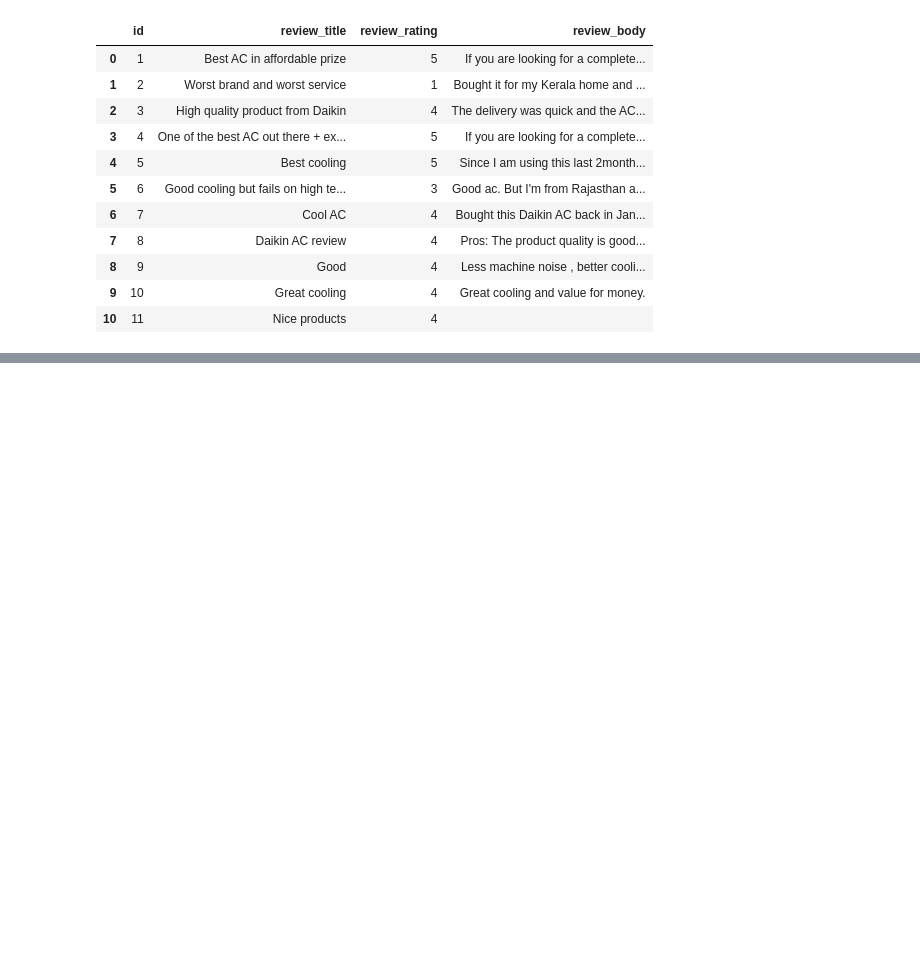
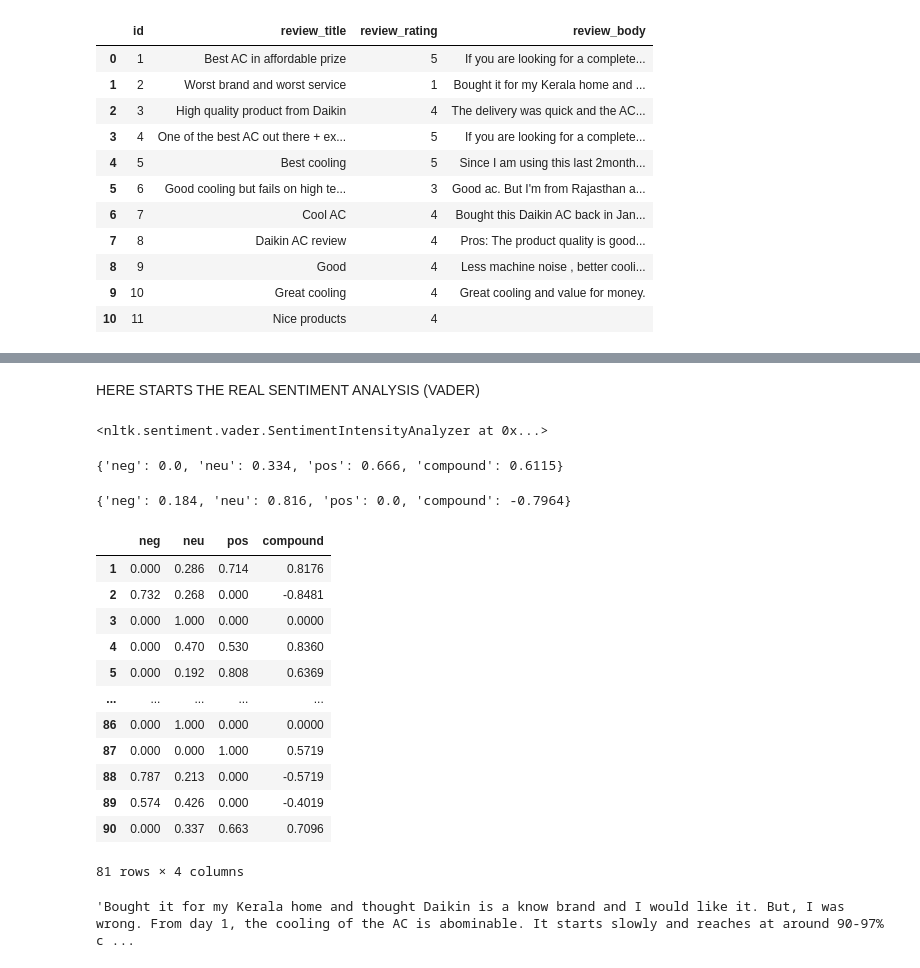
Before and after one commit to Sarrransh/Amazon-ReviewAnalyzer, a Jupyter notebook: Amazon_reviews_sentiment.ipynb, the cells around one changed output, grey strips where cells are left out. Saved outputs shown, nothing was run; the diff lists cells and outputs as text; code cells hidden in the pictures; blank space fills up the shorter version.

```diff
--- a/Amazon_reviews_sentiment.ipynb
+++ b/Amazon_reviews_sentiment.ipynb
@@ -98,0 +188,41 @@ dtype: int64
+# %% [markdown]
+HERE STARTS THE REAL SENTIMENT ANALYSIS (VADER)
+# %%
+from nltk.sentiment import SentimentIntensityAnalyzer
+from tqdm.notebook import tqdm
+sia = SentimentIntensityAnalyzer()
+
+sia
+# %% [output]
+<nltk.sentiment.vader.SentimentIntensityAnalyzer at 0x...>
+# %%
+sia.polarity_scores('I am very happy')
+# %% [output]
+{'neg': 0.0, 'neu': 0.334, 'pos': 0.666, 'compound': 0.6115}
+# %%
+sia.polarity_scores(example)
+# %% [output]
+{'neg': 0.184, 'neu': 0.816, 'pos': 0.0, 'compound': -0.7964}
+# %%
+res_title = {}
+for i, row in tqdm(df1.iterrows(),total=len(df1)):
+    title = row['review_title']
+    myId = row['id']
+    res_title[myId]= sia.polarity_scores(title)
+# %%
+res_title = pd.DataFrame(res_title).T
+res_title
+# %% [output]
+|  | neg | neu | pos | compound |
+| 1 | 0.000 | 0.286 | 0.714 | 0.8176 |
+| 2 | 0.732 | 0.268 | 0.000 | -0.8481 |
+| 3 | 0.000 | 1.000 | 0.000 | 0.0000 |
+| 4 | 0.000 | 0.470 | 0.530 | 0.8360 |
+| 5 | 0.000 | 0.192 | 0.808 | 0.6369 |
+| ... | ... | ... | ... | ... |
+| 86 | 0.000 | 1.000 | 0.000 | 0.0000 |
+| 87 | 0.000 | 0.000 | 1.000 | 0.5719 |
+| 88 | 0.787 | 0.213 | 0.000 | -0.5719 |
+| 89 | 0.574 | 0.426 | 0.000 | -0.4019 |
+| 90 | 0.000 | 0.337 | 0.663 | 0.7096 |
+81 rows × 4 columns
@@ -98,0 +238,10 @@ dtype: int64
+# %%
+vader=pd.DataFrame(res)
+vader=vader.T
+
+vader = vader.reset_index().rename(columns={'index': 'id'})
+vader = vader[['id','compound']].merge(df1,how='right')
+vader = vader.rename(columns={'compound': 'vader_compound'})
+vader['review_body'][1]
+# %% [output]
+'Bought it for my Kerala home and thought Daikin is a know brand and I would like it. But, I was wrong. From day 1, the cooling of the AC is abominable. It starts slowly and reaches at around 90-97% c ...
```
Also changed, not shown: parts of 11 cells of this notebook.
